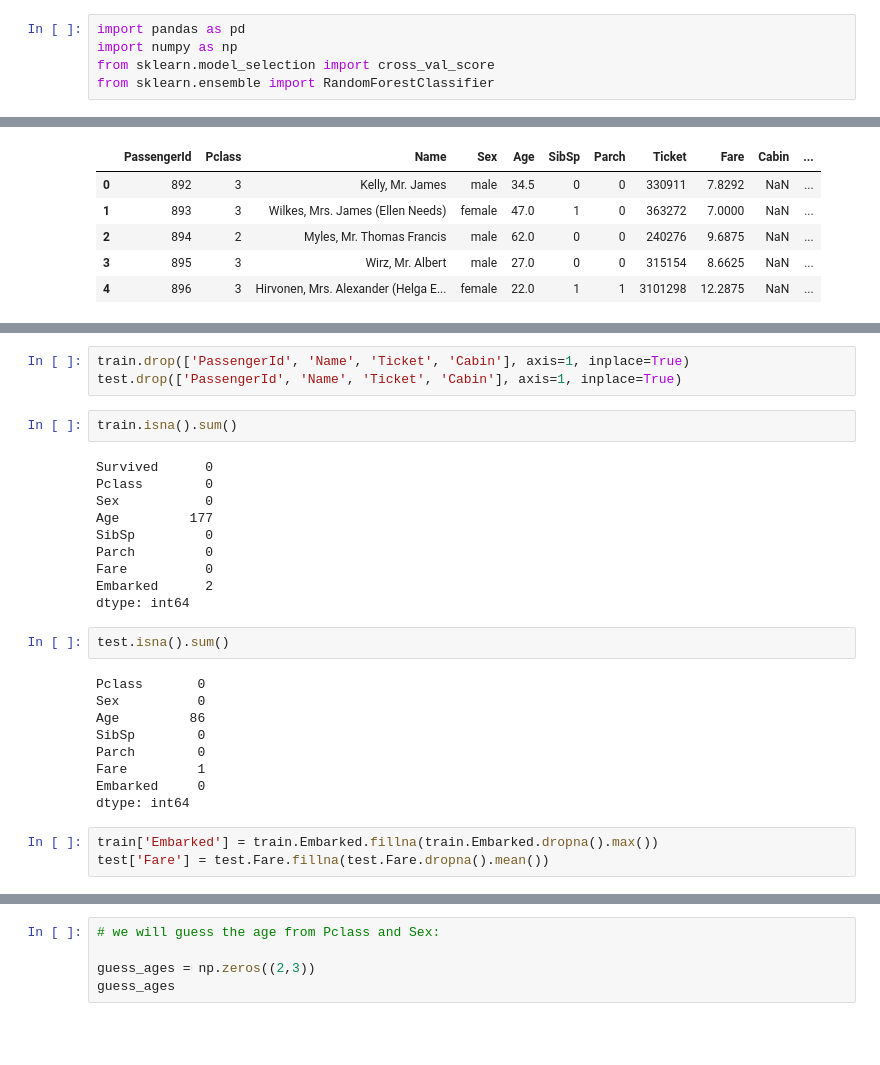
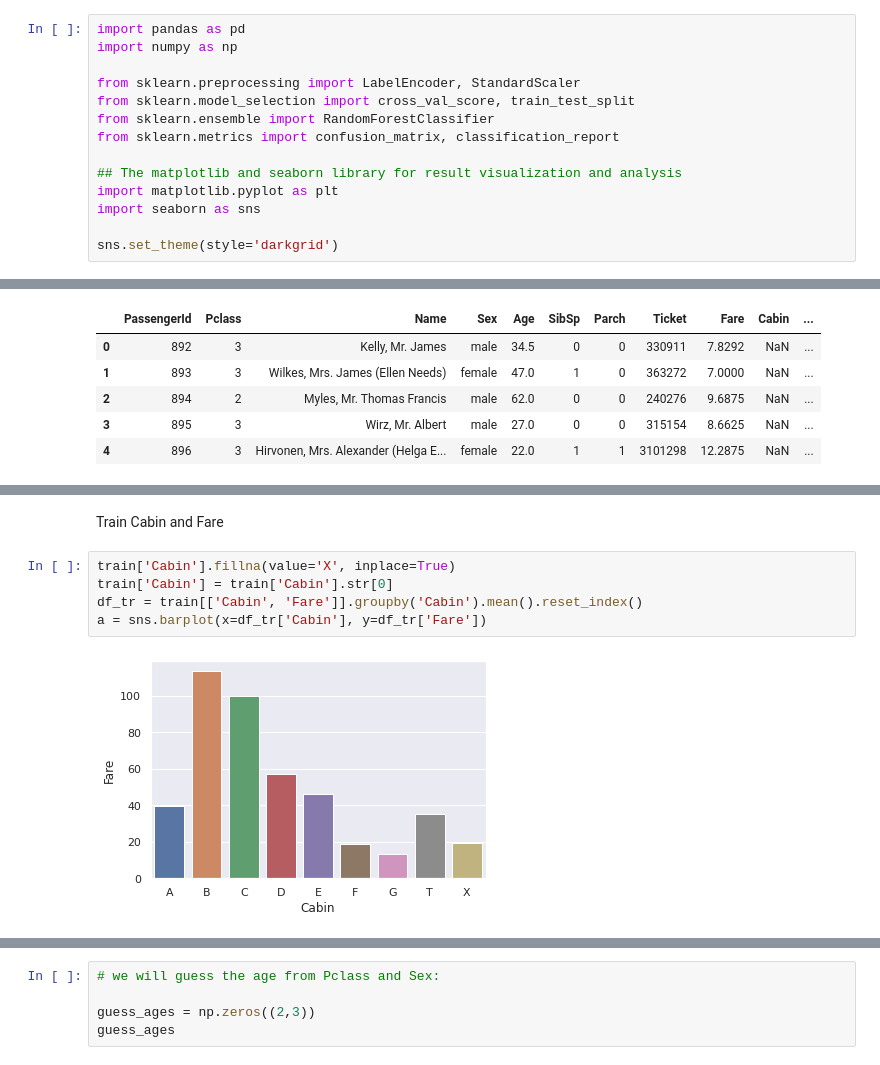
Before and after one commit to PROxZIMA/Academic-Codes, a Jupyter notebook: Semester 7/LP3/ML/B8/B8.ipynb, the cells around one changed output, grey strips where cells are left out. Saved outputs shown, nothing was run; the diff lists cells and outputs as text; blank space fills up the shorter version.

```diff
--- a/Semester 7/LP3/ML/B8/B8.ipynb
+++ b/Semester 7/LP3/ML/B8/B8.ipynb
@@ -1,8 +1,17 @@
 # %%
 import pandas as pd
 import numpy as np
-from sklearn.model_selection import cross_val_score
+
+from sklearn.preprocessing import LabelEncoder, StandardScaler
+from sklearn.model_selection import cross_val_score, train_test_split
 from sklearn.ensemble import RandomForestClassifier
+from sklearn.metrics import confusion_matrix, classification_report
+
+## The matplotlib and seaborn library for result visualization and analysis
+import matplotlib.pyplot as plt
+import seaborn as sns
+
+sns.set_theme(style='darkgrid')
 # %% [markdown]
 ## **Loading the Dataset**
 First we load the dataset and find out the number of columns, rows, NULL values, etc.
@@ -86,29 +143,9 @@ train.corr().style.background_gradient(cmap='BuGn')
-# %%
-train.drop(['PassengerId', 'Name', 'Ticket', 'Cabin'], axis=1, inplace=True)
-test.drop(['PassengerId', 'Name', 'Ticket', 'Cabin'], axis=1, inplace=True)
-# %%
-train.isna().sum()
-# %% [output]
-Survived      0
-Pclass        0
-Sex           0
-Age         177
-SibSp         0
-Parch         0
-Fare          0
-Embarked      2
-dtype: int64
-# %%
-test.isna().sum()
-# %% [output]
-Pclass       0
-Sex          0
-Age         86
-SibSp        0
-Parch        0
-Fare         1
-Embarked     0
-dtype: int64
-# %%
-train['Embarked'] = train.Embarked.fillna(train.Embarked.dropna().max())
-test['Fare'] = test.Fare.fillna(test.Fare.dropna().mean())
+# %% [markdown]
+Train Cabin and Fare
+# %%
+train['Cabin'].fillna(value='X', inplace=True)
+train['Cabin'] = train['Cabin'].str[0]
+df_tr = train[['Cabin', 'Fare']].groupby('Cabin').mean().reset_index()
+a = sns.barplot(x=df_tr['Cabin'], y=df_tr['Fare'])
+# %% [output]
+[figure, added]
```
Also changed, not shown: parts of 46 cells of this notebook, 2 other files.
